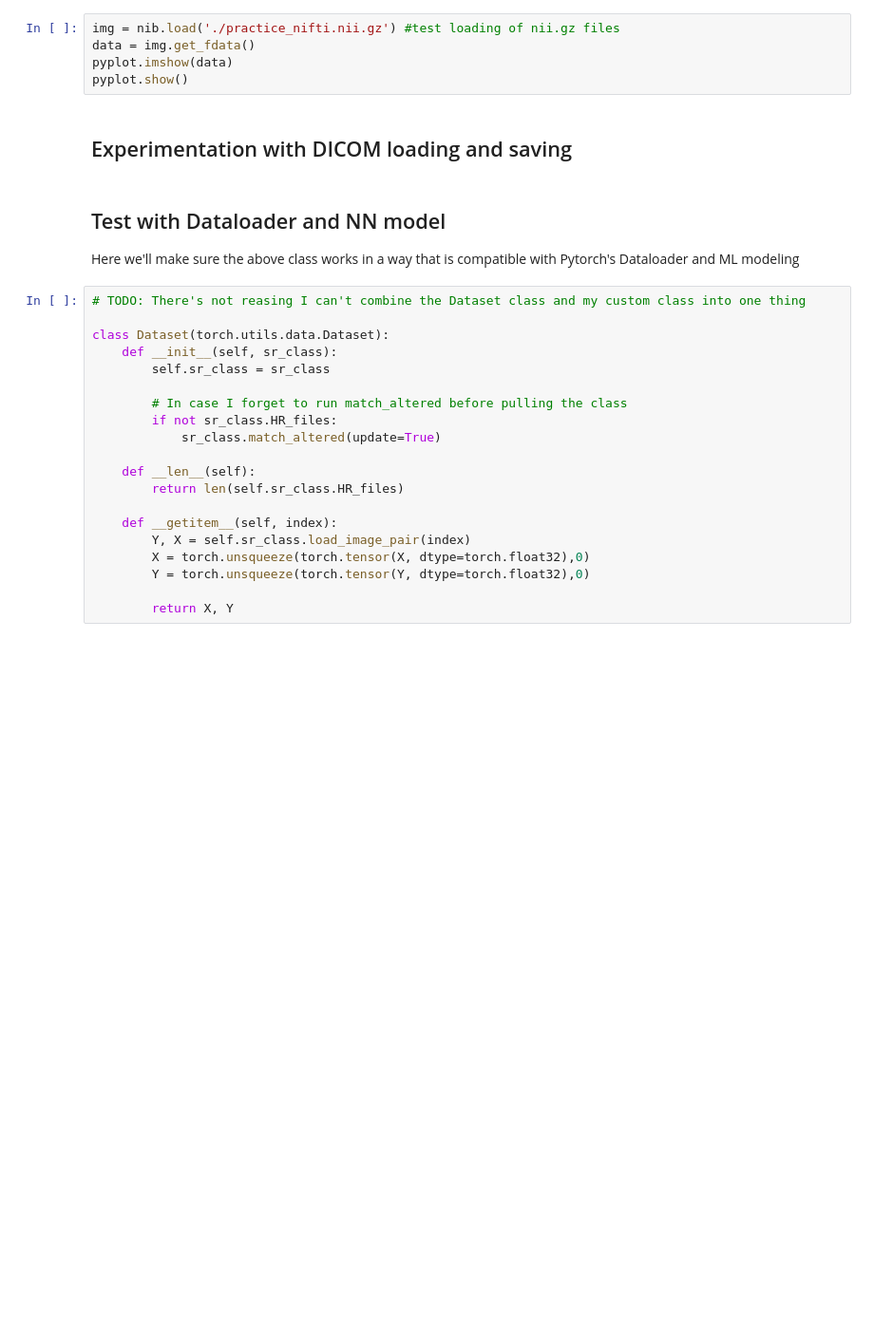
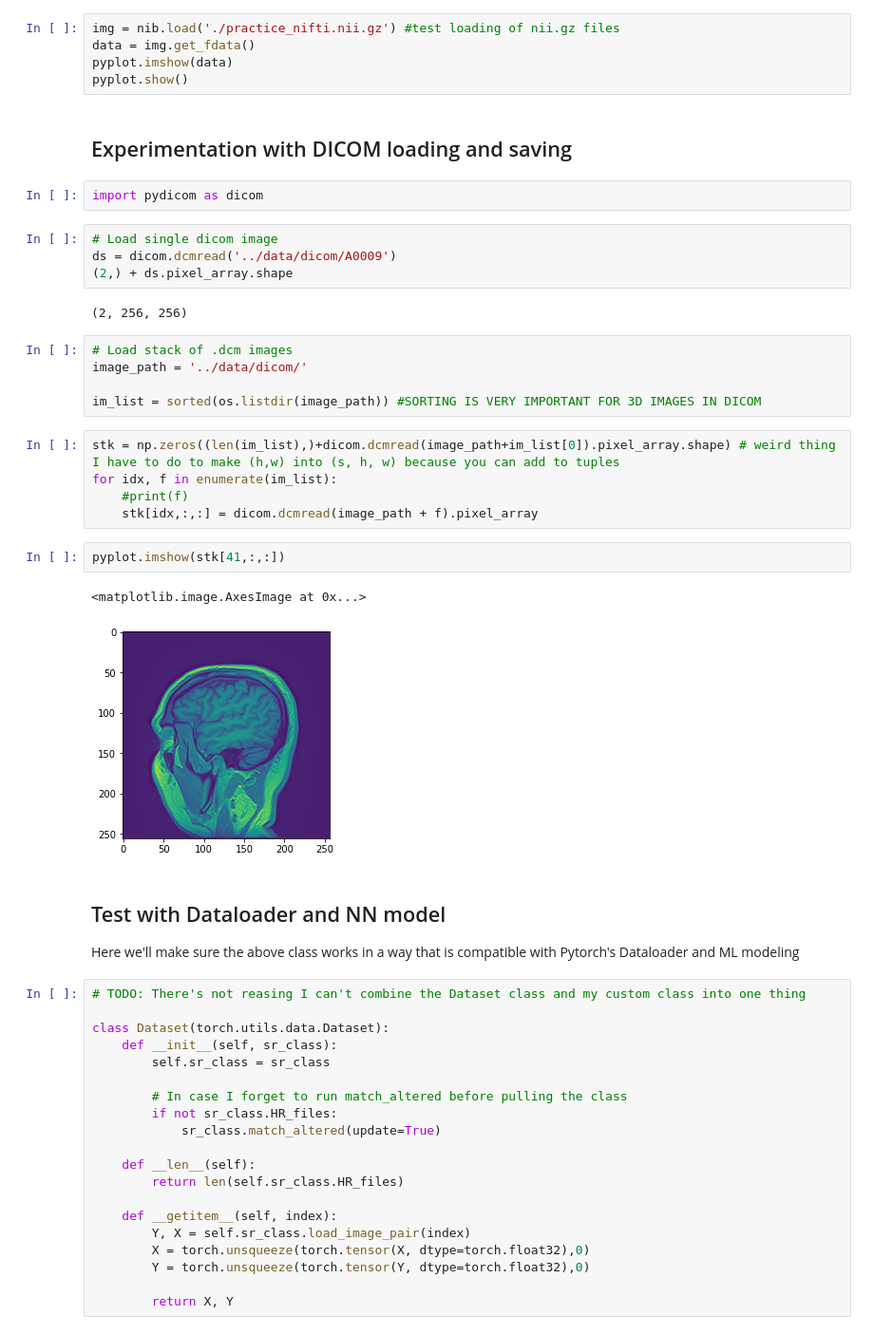
Before and after one commit to Lawreros/Super-Resolution, a Jupyter notebook: gen_utils/image_gen_class.ipynb, the cells around one changed output. Shown: that part at 95% size. Drawn from its saved outputs; the diff is of its cells as text; blank space fills up the shorter version.

Commit message:
dicom practice

```diff
--- a/gen_utils/image_gen_class.ipynb
+++ b/gen_utils/image_gen_class.ipynb
@@ -451,6 +452,29 @@ pyplot.imshow(data)
 pyplot.show()
 # %% [markdown]
 ## Experimentation with DICOM loading and saving
+# %%
+import pydicom as dicom
+# %%
+# Load single dicom image
+ds = dicom.dcmread('../data/dicom/A0009')
+(2,) + ds.pixel_array.shape
+# %% [output]
+(2, 256, 256)
+# %%
+# Load stack of .dcm images
+image_path = '../data/dicom/'
+
+im_list = sorted(os.listdir(image_path)) #SORTING IS VERY IMPORTANT FOR 3D IMAGES IN DICOM
+# %%
+stk = np.zeros((len(im_list),)+dicom.dcmread(image_path+im_list[0]).pixel_array.shape) # weird thing I have to do to make (h,w) into (s, h, w) because you can add to tuples
+for idx, f in enumerate(im_list):
+    #print(f)
+    stk[idx,:,:] = dicom.dcmread(image_path + f).pixel_array
+# %%
+pyplot.imshow(stk[41,:,:])
+# %% [output]
+<matplotlib.image.AxesImage at 0x...>
+[figure, added]
 # %% [markdown]
 ## Test with Dataloader and NN model
 Here we'll make sure the above class works in a way that is compatible with Pytorch's Dataloader and ML modeling
```
Also changed, not shown: parts of 1 cell of this notebook.
